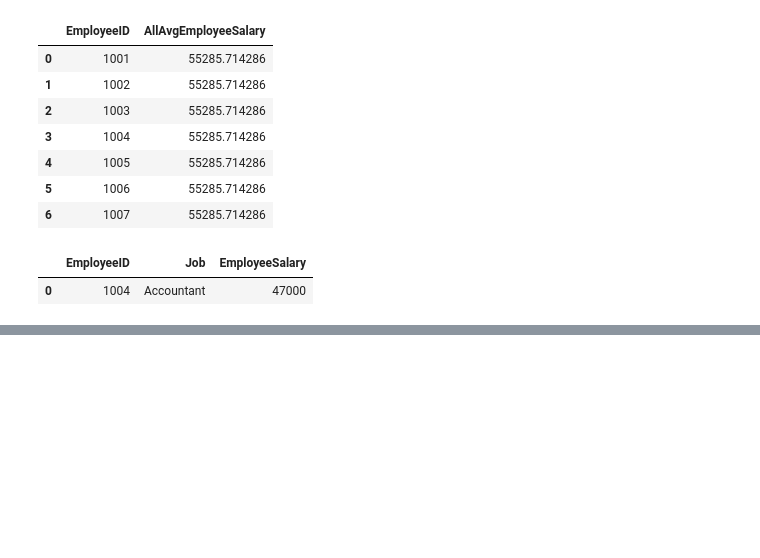
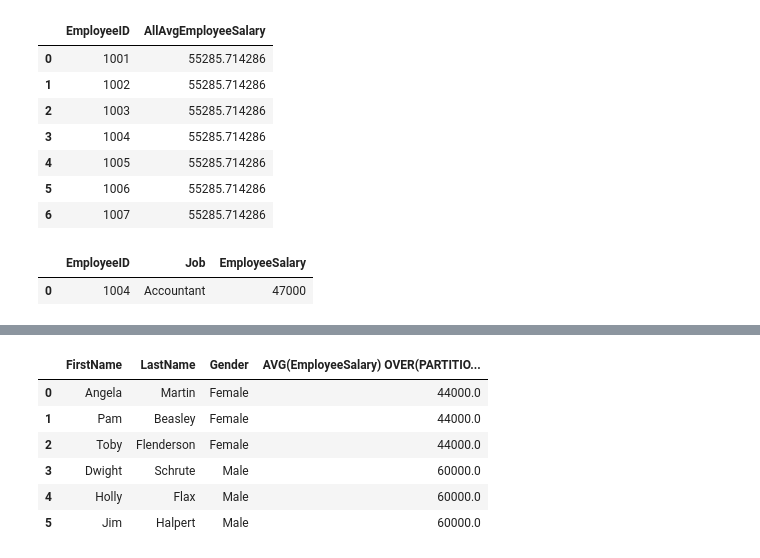
Before and after one commit to kartiksharma2383/SQL, a Jupyter notebook: SQL_Advanced.ipynb, the cells around one changed output, grey strips where cells are left out. Cells and saved outputs as stored; diff of their text form; code cells hidden in the pictures; blank space fills up the shorter version.

```diff
--- a/SQL_Advanced.ipynb
+++ b/SQL_Advanced.ipynb
@@ -434,0 +496,16 @@ display(df)
+# %%
+df = pd.read_sql_query("""
+SELECT dem.FirstName, dem.LastName, Gender, AVG(EmployeeSalary) OVER(PARTITION BY Gender)
+FROM EmployeeDemo dem
+JOIN EmployeeSalary sal
+ON dem.EmployeeID=sal.EmployeeID
+GROUP BY dem.FirstName, dem.LastName, Gender""", conn)
+display(df)
+# %% [output]
+|  | FirstName | LastName | Gender | AVG(EmployeeSalary) OVER(PARTITIO... |
+| 0 | Angela | Martin | Female | 44000.0 |
+| 1 | Pam | Beasley | Female | 44000.0 |
+| 2 | Toby | Flenderson | Female | 44000.0 |
+| 3 | Dwight | Schrute | Male | 60000.0 |
+| 4 | Holly | Flax | Male | 60000.0 |
+| 5 | Jim | Halpert | Male | 60000.0 |
```
Also changed, not shown: parts of 12 cells of this notebook.
